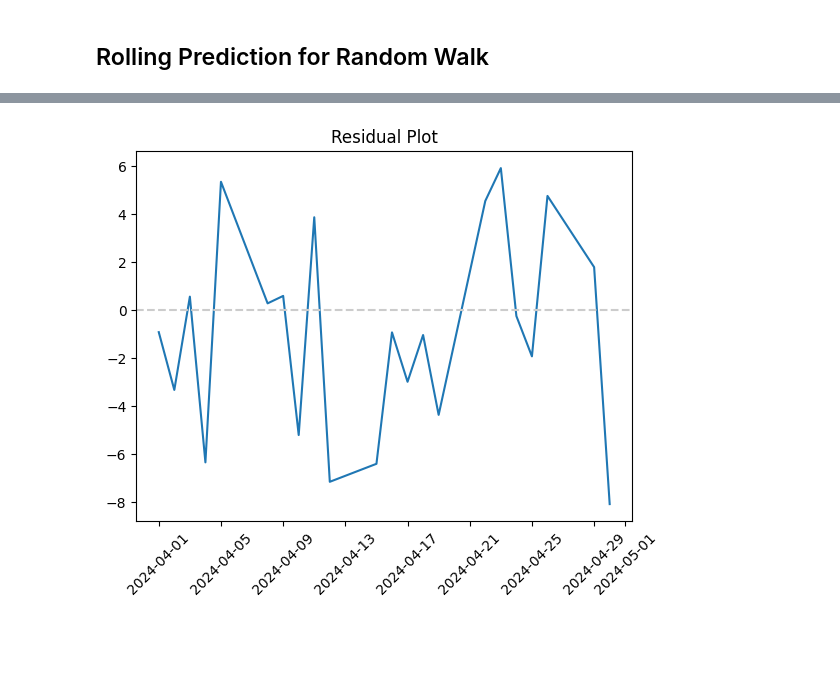
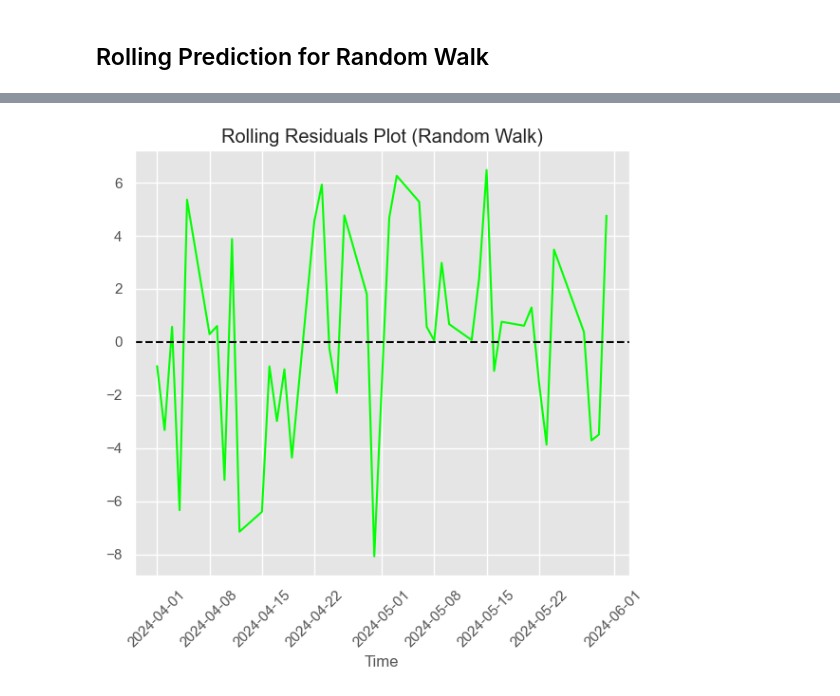
Before and after one commit to kevoinno/gary-s24, a Jupyter notebook: garys24_eda.ipynb, the cells around one changed output, grey strips where cells are left out. Cells and saved outputs as stored; diff of their text form; code cells hidden in the pictures; blank space fills up the shorter version.

```diff
--- a/garys24_eda.ipynb
+++ b/garys24_eda.ipynb
@@ -22,6 +22,8 @@ from datetime import timedelta
 from sklearn.metrics import root_mean_squared_error
 from pmdarima.arima import auto_arima
 from helper import perform_adf_test, transform_data, split_data, undo_transformations, evaluate_model, random_walk, evaluate_rw
+
+sns.set_theme()
 # %% [markdown]
 ## Data Collection
 # %%
@@ -75,0 +93,13 @@ plt.xticks(rotation = 45);
+# %%
+plt.style.use('ggplot')
+
+fig, ax = plt.subplots(figsize=(6,6))
+plt.plot(full_spy_data);
+plt.xticks(rotation = 45);
+plt.title('Adjusted Close Price of SPY 2014-2024');
+plt.ylabel('Adjusted Close Price ($)');
+plt.xlabel('Time');
+for date in pd.date_range(start=full_spy_data.index.min(), end=full_spy_data.index.max(), freq='YE'):
+    plt.axvline(x=date, color='grey', linestyle='--', linewidth=1)
+
+plt.savefig('spy_time_series_year.png', dpi = 300)
@@ -245,7 +275,7 @@ ADF Statistic: -7.252132
 p-value: 0.000000
 # %%
 TRAIN_END = datetime(2024, 3, 31)  # date to train the model until
-TEST_END = datetime(2024, 4, 30) # date to start forecasting after
+TEST_END = datetime.today() # date to start forecasting after
 # %%
 spy_train, spy_test = split_data(transformed_data, 'SPY', TRAIN_END, TEST_END)
 og_spy_train, og_spy_test = split_data(data, 'SPY', TRAIN_END, TEST_END)
@@ -461,10 +513,10 @@ for end_date in og_spy_test.index:
     rolling_predictions.loc[end_date] = train_data.iloc[-1]
 # %%
 # Get results into a dataframe
-df = pd.concat([og_spy_test, rolling_predictions], join = 'inner', axis = 1)
-df.columns = ['actual', 'predicted']
-df.index = df.index.to_timestamp()
+df_rw = pd.concat([og_spy_test, rolling_predictions], join = 'inner', axis = 1)
+df_rw.columns = ['actual', 'predicted']
+df_rw.index = df_rw.index.to_timestamp()
 
 #print results RMSE
-print(f"RMSE of Random Walk (rolling predictions): {root_mean_squared_error(df['actual'], df['predicted'])}")
+print(f"RMSE of Random Walk (rolling predictions): {root_mean_squared_error(df_rw['actual'], df_rw['predicted'])}")
 # %% [output]
@@ -481,9 +556,16 @@ plt.legend(labels = ['Actual', 'Predicted']);
 # %%
 # Residual Plot
-residuals = df['actual'] - df['predicted']
-plt.plot(residuals);
+fig, ax = plt.subplots(figsize = (6, 6))
+
+residuals = df_rw['actual'] - df_rw['predicted']
+plt.plot(residuals, color = 'lime');
 plt.xticks(rotation = 45);
-plt.title('Residual Plot');
-plt.axhline(0, linestyle='--', color = '0.8');
+plt.title('Rolling Residuals Plot (Random Walk)');
+plt.axhline(0, linestyle='--', color = 'black');
+plt.xlabel('Time');
+
+plt.tight_layout()
+
+plt.savefig('rw_residuals.png', dpi = 300)
 # %% [output]
-[figure, old version]
+[figure, new version]
```
Also changed, not shown: parts of 30 cells of this notebook.
